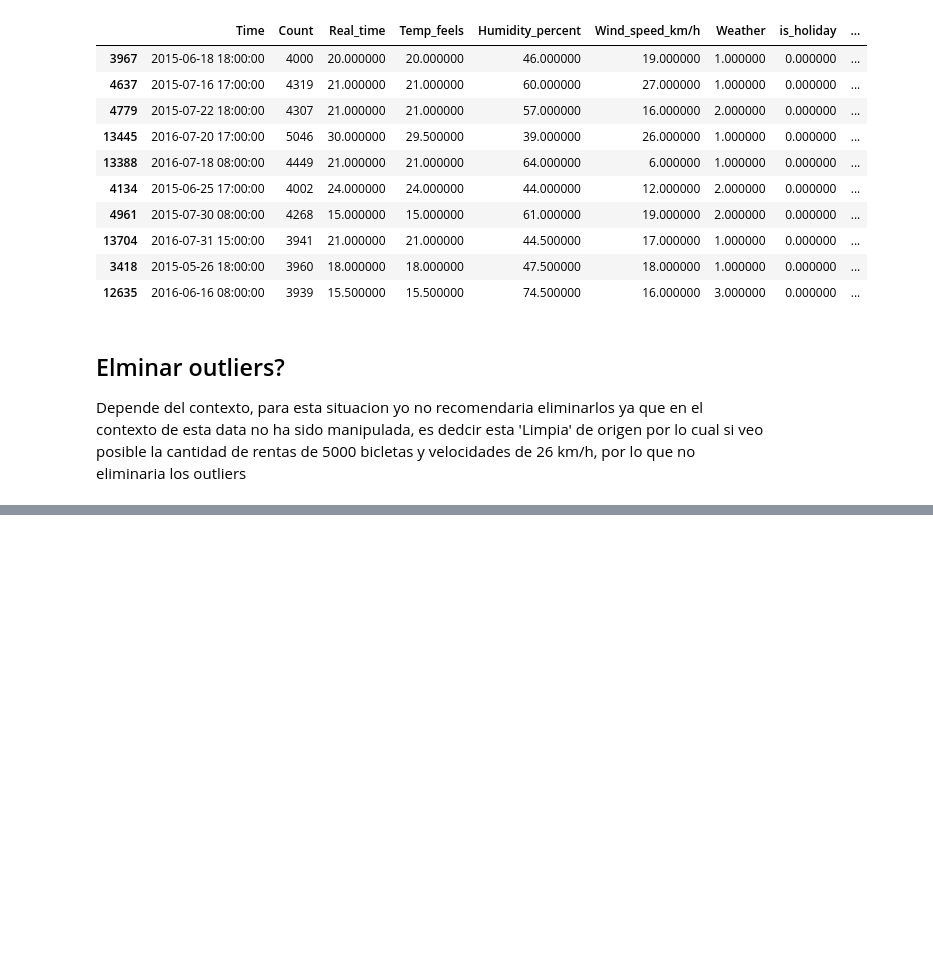
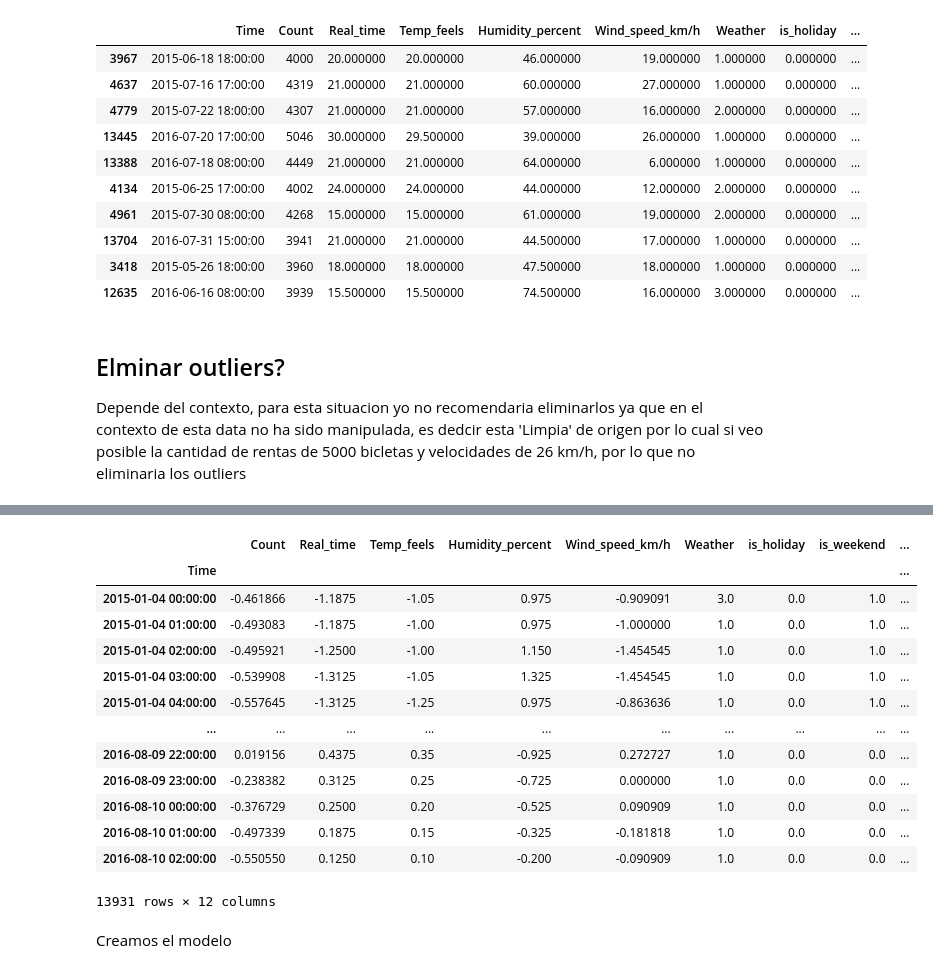
Before and after one commit to JairAmaro/Portafolio, a Jupyter notebook: London bike shariong/London.ipynb, the cells around one changed output, grey strips where cells are left out. Cells and saved outputs as stored; diff of their text form; code cells hidden in the pictures; blank space fills up the shorter version.

```diff
--- a/London bike shariong/London.ipynb
+++ b/London bike shariong/London.ipynb
@@ -238,0 +338,2 @@ Depende del contexto, para esta situacion yo no recomendaria eliminarlos ya que
+# %%
+train, test = df.iloc[0:train_size], df.iloc[train_size:len(df)]
@@ -238,0 +354,34 @@ Depende del contexto, para esta situacion yo no recomendaria eliminarlos ya que
+# %%
+scaler = RobustScaler()
+
+# Supongamos que se quiere escalar las columnas numéricas del DataFrame  train
+# Primero selecciona las columnas que deseamos escalar
+columns_to_scale = ['Count', 'Real_time', 'Temp_feels', 'Humidity_percent', 'Wind_speed_km/h']
+
+# Ajustar el escalador a los datos y transformarlos
+df_scaled = scaler.fit_transform(train[columns_to_scale].to_numpy())
+
+# Ya que df_scaled ya contiene los datos transformados, simplemente asigna esto de vuelta al DataFrame
+train.loc[:, columns_to_scale] = df_scaled
+
+# No es necesario llamar a transform de nuevo después de fit_transform si ya has aplicado la transformación
+# Si necesitas transformar otros datos (como un conjunto de test), debes usar el objeto 'scaler' ajustado:
+# test_scaled = scaler.transform(test[columns_to_scale].to_numpy())
+# test.loc[:, columns_to_scale] = test_scaled
+# %%
+train
+# %% [output]
+|  | Count | Real_time | Temp_feels | Humidity_percent | Wind_speed_km/h | Weather | is_holiday | is_weekend | ... |
+| Time |  |  |  |  |  |  |  |  | ... |
+| 2015-01-04 00:00:00 | -0.461866 | -1.1875 | -1.05 | 0.975 | -0.909091 | 3.0 | 0.0 | 1.0 | ... |
+| 2015-01-04 01:00:00 | -0.493083 | -1.1875 | -1.00 | 0.975 | -1.000000 | 1.0 | 0.0 | 1.0 | ... |
+| 2015-01-04 02:00:00 | -0.495921 | -1.2500 | -1.00 | 1.150 | -1.454545 | 1.0 | 0.0 | 1.0 | ... |
+| 2015-01-04 03:00:00 | -0.539908 | -1.3125 | -1.05 | 1.325 | -1.454545 | 1.0 | 0.0 | 1.0 | ... |
+| 2015-01-04 04:00:00 | -0.557645 | -1.3125 | -1.25 | 0.975 | -0.863636 | 1.0 | 0.0 | 1.0 | ... |
+| ... | ... | ... | ... | ... | ... | ... | ... | ... | ... |
+| 2016-08-09 22:00:00 | 0.019156 | 0.4375 | 0.35 | -0.925 | 0.272727 | 1.0 | 0.0 | 0.0 | ... |
+| 2016-08-09 23:00:00 | -0.238382 | 0.3125 | 0.25 | -0.725 | 0.000000 | 1.0 | 0.0 | 0.0 | ... |
+| 2016-08-10 00:00:00 | -0.376729 | 0.2500 | 0.20 | -0.525 | 0.090909 | 1.0 | 0.0 | 0.0 | ... |
+| 2016-08-10 01:00:00 | -0.497339 | 0.1875 | 0.15 | -0.325 | -0.181818 | 1.0 | 0.0 | 0.0 | ... |
+| 2016-08-10 02:00:00 | -0.550550 | 0.1250 | 0.10 | -0.200 | -0.090909 | 1.0 | 0.0 | 0.0 | ... |
+13931 rows × 12 columns
@@ -238,0 +403,2 @@ Depende del contexto, para esta situacion yo no recomendaria eliminarlos ya que
+# %% [markdown]
+Creamos el modelo
```
Also changed, not shown: parts of 16 cells of this notebook.
